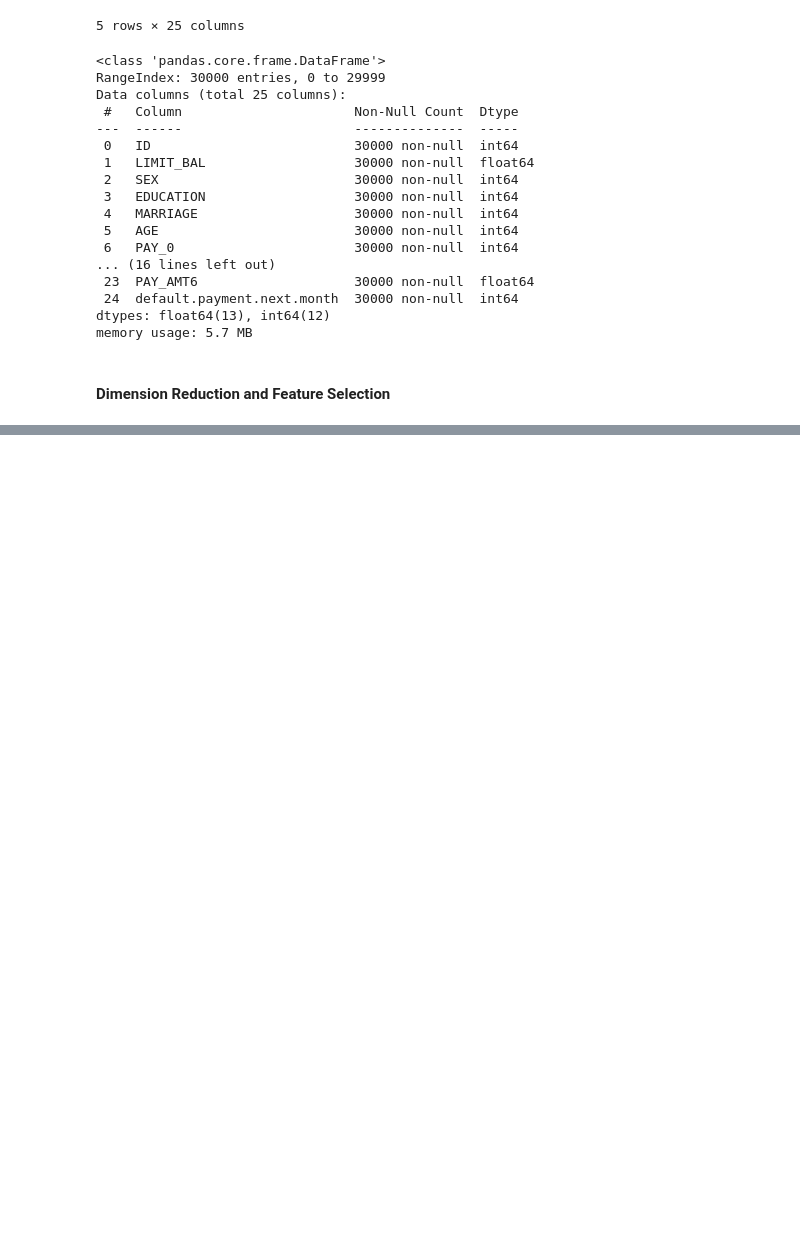
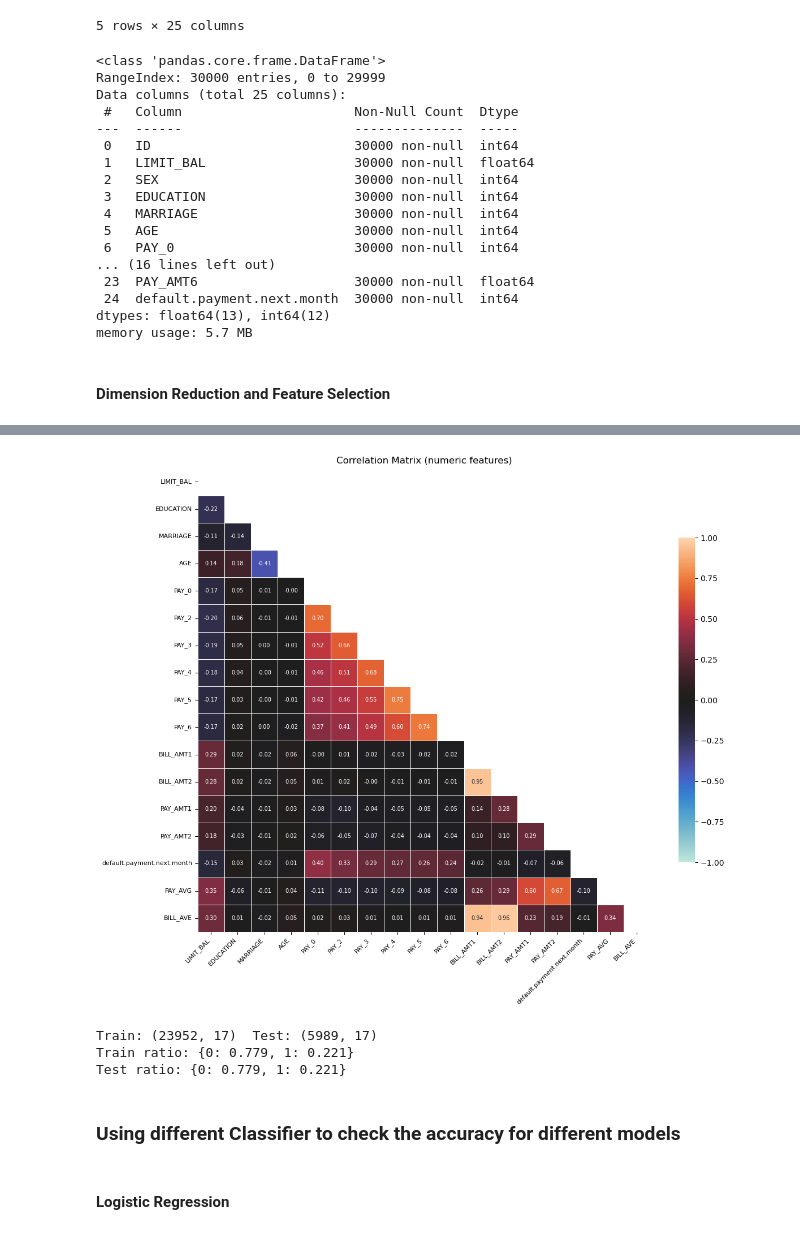
Before and after one commit to Aousaf90/Credit-Card-Default-Analysis, a Jupyter notebook: main.ipynb, the cells around one changed output, grey strips where cells are left out. Saved outputs shown, nothing was run; the diff lists cells and outputs as text; code cells hidden in the pictures; blank space fills up the shorter version.

```diff
--- a/main.ipynb
+++ b/main.ipynb
@@ -64,0 +84,37 @@ for col in ['PAY_AMT3', 'PAY_AMT4', 'PAY_AMT5', 'PAY_AMT6']:
+# %%
+corr = df1.select_dtypes("number").corr()
+
+mask = np.triu(np.ones_like(corr, dtype=bool))
+plt.figure(figsize=(12, 10))
+sns.heatmap(
+    corr, mask=mask, annot=True, fmt=".2f",
+    linewidths=0.5, linecolor="white",
+    vmin=-1, vmax=1, center=0, square=False,
+    cbar_kws={"shrink": 0.7}, annot_kws={"size": 7}
+)
+plt.xticks(rotation=45, ha="right", fontsize=8)
+plt.yticks(fontsize=8)
+plt.title("Correlation Matrix (numeric features)")
+plt.tight_layout()
+plt.show()
+# %% [output]
+[figure, added]
+# %%
+df2 = df1.drop_duplicates()
+Y = df2[Y_Predict]
+X = df2.drop(columns=Y_Predict)
+
+# Train Test split
+X_train, X_test, Y_train, Y_test = train_test_split(
+    X, Y, test_size=0.2, stratify=Y, random_state=42
+)
+
+print("Train:", X_train.shape, " Test:", X_test.shape)
+print("Train ratio:", Y_train.value_counts(normalize=True).round(3).to_dict())
+print("Test ratio:",  Y_test.value_counts(normalize=True).round(3).to_dict())
+# %% [output]
+Train: (23952, 17)  Test: (5989, 17)
+Train ratio: {0: 0.779, 1: 0.221}
+Test ratio: {0: 0.779, 1: 0.221}
+# %% [markdown]
+### Using different Classifier to check the accuracy for different models
@@ -64,0 +124,2 @@ for col in ['PAY_AMT3', 'PAY_AMT4', 'PAY_AMT5', 'PAY_AMT6']:
+# %% [markdown]
+#### Logistic Regression
```
Also changed, not shown: parts of 3 cells of this notebook.
